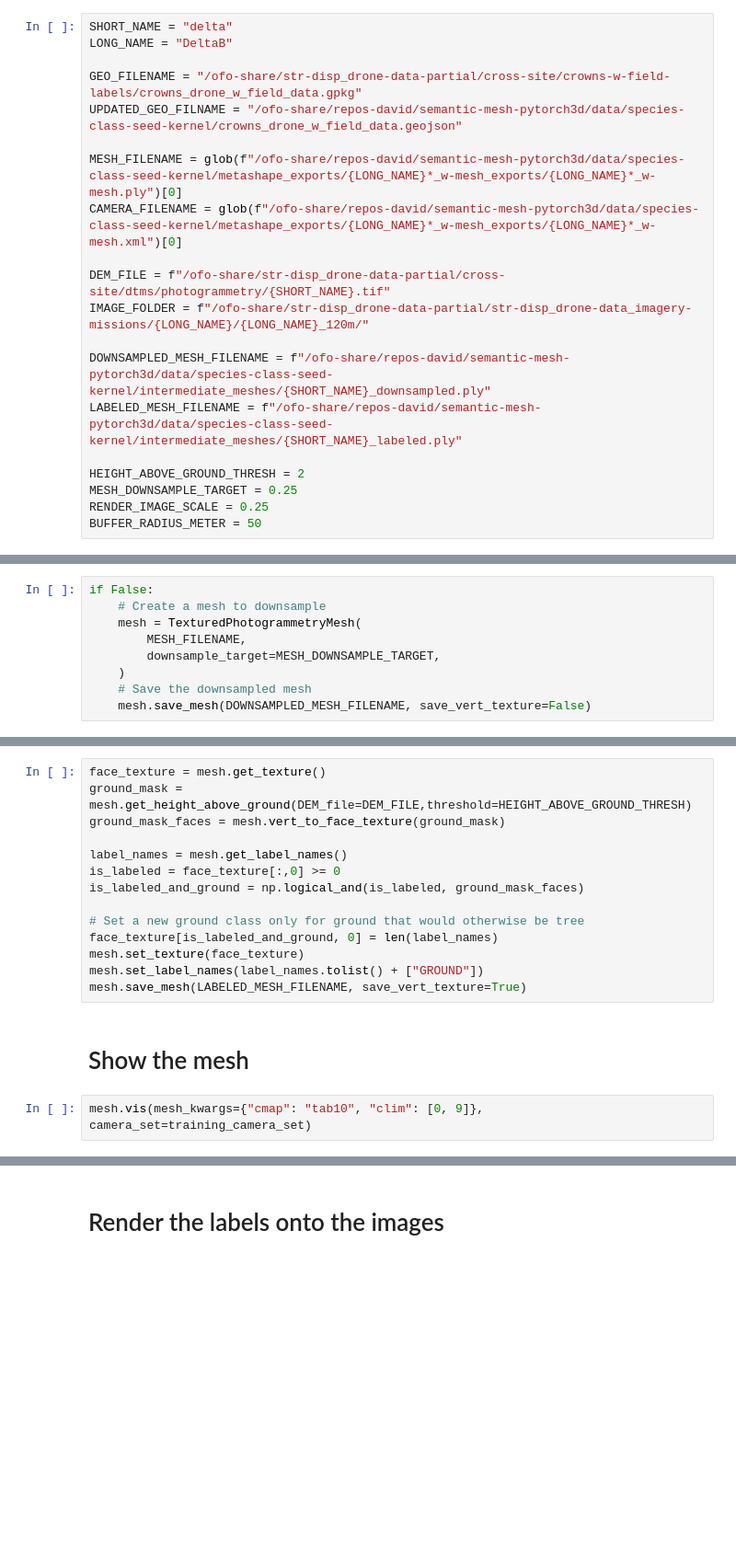
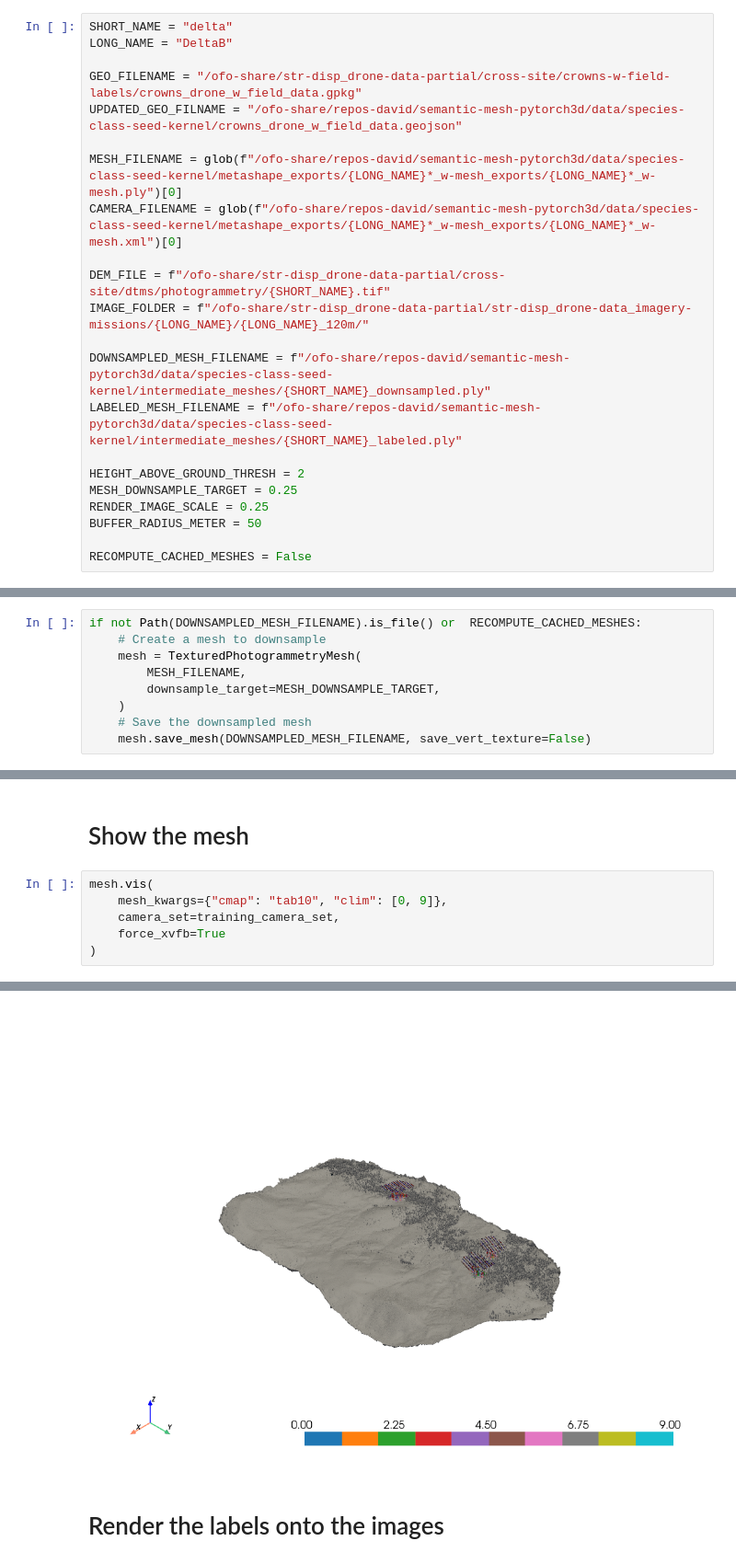
Before and after one commit to open-forest-observatory/geograypher, a Jupyter notebook: dev/process_derek_data.ipynb, the cells around one changed output, grey strips where cells are left out. Shown at 92% size. Cells and saved outputs as stored; diff of their text form; blank space fills up the shorter version.

```diff
--- a/dev/process_derek_data.ipynb
+++ b/dev/process_derek_data.ipynb
@@ -30,6 +31,8 @@ HEIGHT_ABOVE_GROUND_THRESH = 2
 MESH_DOWNSAMPLE_TARGET = 0.25
 RENDER_IMAGE_SCALE = 0.25
 BUFFER_RADIUS_METER = 50
+
+RECOMPUTE_CACHED_MESHES = False
 # %% [markdown]
 # Geospatial processing
 
@@ -47,7 +52,7 @@ plt.show()
 # %% [markdown]
 # Load a mesh and downsample
 # %%
-if False:
+if not Path(DOWNSAMPLED_MESH_FILENAME).is_file() or  RECOMPUTE_CACHED_MESHES:
     # Create a mesh to downsample
     mesh = TexturedPhotogrammetryMesh(
         MESH_FILENAME,
@@ -79,18 +102,9 @@ mesh = TexturedPhotogrammetryMesh(
-# %%
-face_texture = mesh.get_texture()
-ground_mask = mesh.get_height_above_ground(DEM_file=DEM_FILE,threshold=HEIGHT_ABOVE_GROUND_THRESH)
-ground_mask_faces = mesh.vert_to_face_texture(ground_mask)
-
-label_names = mesh.get_label_names()
-is_labeled = face_texture[:,0] >= 0
-is_labeled_and_ground = np.logical_and(is_labeled, ground_mask_faces)
-
-# Set a new ground class only for ground that would otherwise be tree
-face_texture[is_labeled_and_ground, 0] = len(label_names)
-mesh.set_texture(face_texture)
-mesh.set_label_names(label_names.tolist() + ["GROUND"])
-mesh.save_mesh(LABELED_MESH_FILENAME, save_vert_texture=True)
 # %% [markdown]
 # Show the mesh
 # %%
-mesh.vis(mesh_kwargs={"cmap": "tab10", "clim": [0, 9]}, camera_set=training_camera_set)
+mesh.vis(
+    mesh_kwargs={"cmap": "tab10", "clim": [0, 9]},
+    camera_set=training_camera_set,
+    force_xvfb=True
+)
+# %% [output]
@@ -97,3 +115,4 @@ mesh.vis(mesh_kwargs={"cmap": "tab10", "clim": [0, 9]}, camera_set=training_came
+[figure, added]
 # %% [markdown]
 # Render the labels onto the images
 # %%
```
Also changed, not shown: parts of 9 cells of this notebook.
